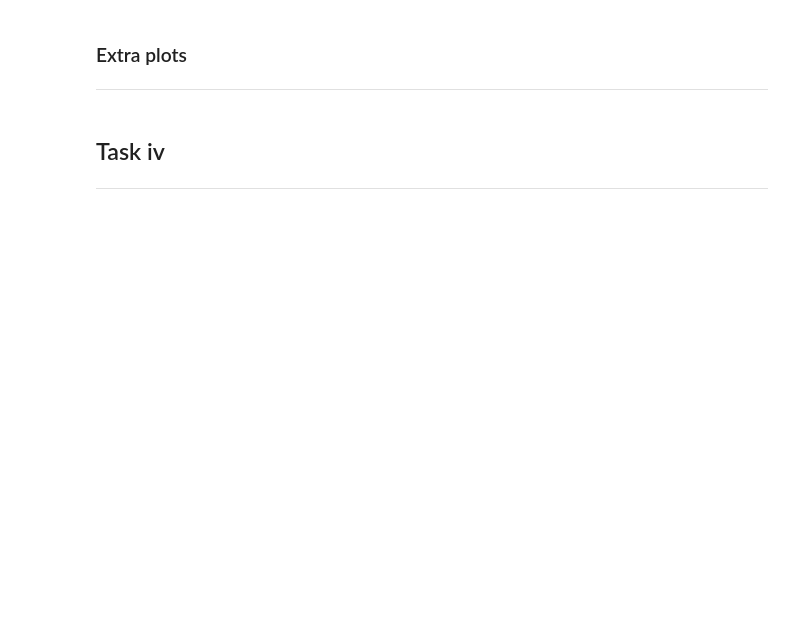
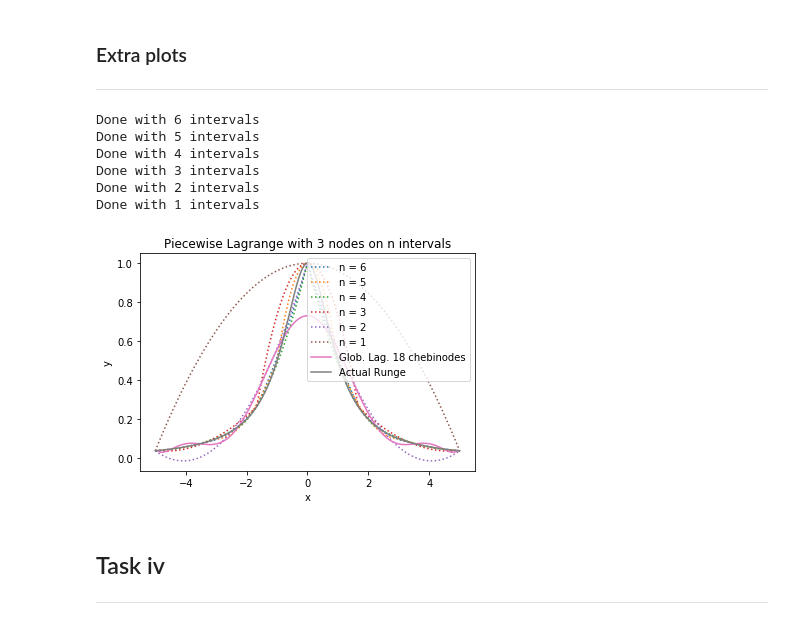
Before and after one commit to CelestialCry/Numerical-Methods, a Jupyter notebook: Øving/Assignment 2.ipynb, the cells around one changed output. Drawn from its saved outputs; the diff is of its cells as text; code cells hidden in the pictures; blank space fills up the shorter version.

```diff
--- a/Øving/Assignment 2.ipynb
+++ b/Øving/Assignment 2.ipynb
@@ -82,9 +114,21 @@ def gradientDescent(F, x0, γ = 10, ρ = 0.8, σ = 1.7, TOL = 1e-7, maxIter = 10
 ----
 # %%
 class Plottable():
+    'A class for storing functions, with easy plotting and derivatives'
     __slots__ = ["function", "start", "end", "history", "gradient"]
 
     def __init__(self, function=lambda x: 0, mi=0, ma=1, gradient = None):
+        """
+        A Constructor
+        Parameters
+        ----------
+        function :: Function
+            function to store
+        mi, ma :: Double
+            minimum and maximum of plotting range, respectively
+        gradient :: Function
+            overloading of derivative
+        """
         self.function, self.start, self.end, self.history = function, mi, ma, []
         if gradient == None:
             self.gradient = self.diff()
@@ -92,6 +136,7 @@ class Plottable():
             self.gradient = gradient
 
     def plot(self, *args, start=None, end=None, step=500, **kwargs):
+        'Function which allows for easy plotting'
         if start == None or end == None:
             xs = np.linspace(self.end, self.start, step)
             ys = list(map(self.function, xs))
@@ -110,4 +155,5 @@ class Plottable():
         return self.function(*args)
 
     def diff(self):
+        'A fallback derivative'
         return grad(self.function)
@@ -680,8 +918,8 @@ plt.show()
 ----
 # %%
 def pint(f, start, slutt, noder, steps):
-  intervals = np.linspace(start, slutt, steps)
-  intervals = [(intervals[i], intervals[i + 1]) for i in range(len(intervals) - 1)]
+  interval = np.linspace(start, slutt, steps)
+  intervals = [(interval[i], interval[i + 1]) for i in range(len(interval) - 1)]
   return [equiNode(mi, ma, noder, f) for (mi, ma) in intervals]
 
 plt.figure()
@@ -698,33 +936,41 @@ rung5.plot(":",step=5000, label= "n = 5")
 print("Done with 5 intervals")
 
 rung4 = PiecewiseLagrange(pint(runge,-5.0,5.0,3,5))
 rung4.plot(":",step=5000, label= "n = 4")
 
 print("Done with 4 intervals")
 
 rung3 = PiecewiseLagrange(pint(runge,-5.0,5.0,3,4))
 rung3.plot(":",step=5000, label= "n = 3")
 
 print("Done with 3 intervals")
 
 rung2 = PiecewiseLagrange(pint(runge,-5.0,5.0,3,3))
 rung2.plot(":",step=5000, label= "n = 2")
 
 print("Done with 2 intervals")
 
 rung1 = PiecewiseLagrange(pint(runge,-5.0,5.0,3,2))
 rung1.plot(":",step=5000, label= "n = 1")
 
 print("Done with 1 intervals")
 
 c = Lagrange(chebyNode(-5, 5, 10, runge))
 c.plot(label = "Glob. Lag. 18 chebinodes")
 
 r = Plottable(runge, -5, 5)
 r.plot(step=5000, label="Actual Runge")
 plt.title("Piecewise Lagrange with 3 nodes on n intervals")
 plt.legend()
 plt.show()
+# %% [output]
+Done with 6 intervals
+Done with 5 intervals
+Done with 4 intervals
+Done with 3 intervals
+Done with 2 intervals
+Done with 1 intervals
+[figure, added]
 # %% [markdown]
 ## Task iv
 ----
```
Also changed, not shown: parts of 25 cells of this notebook.
